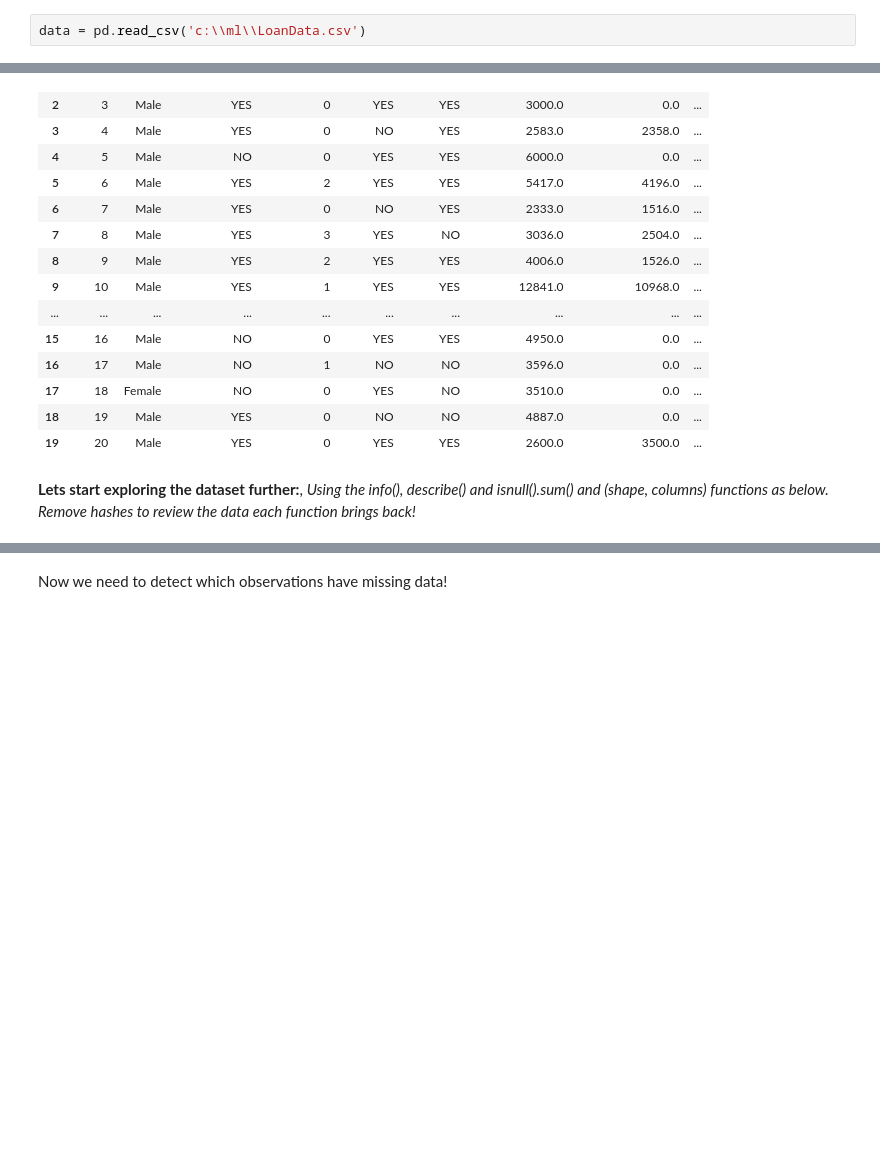
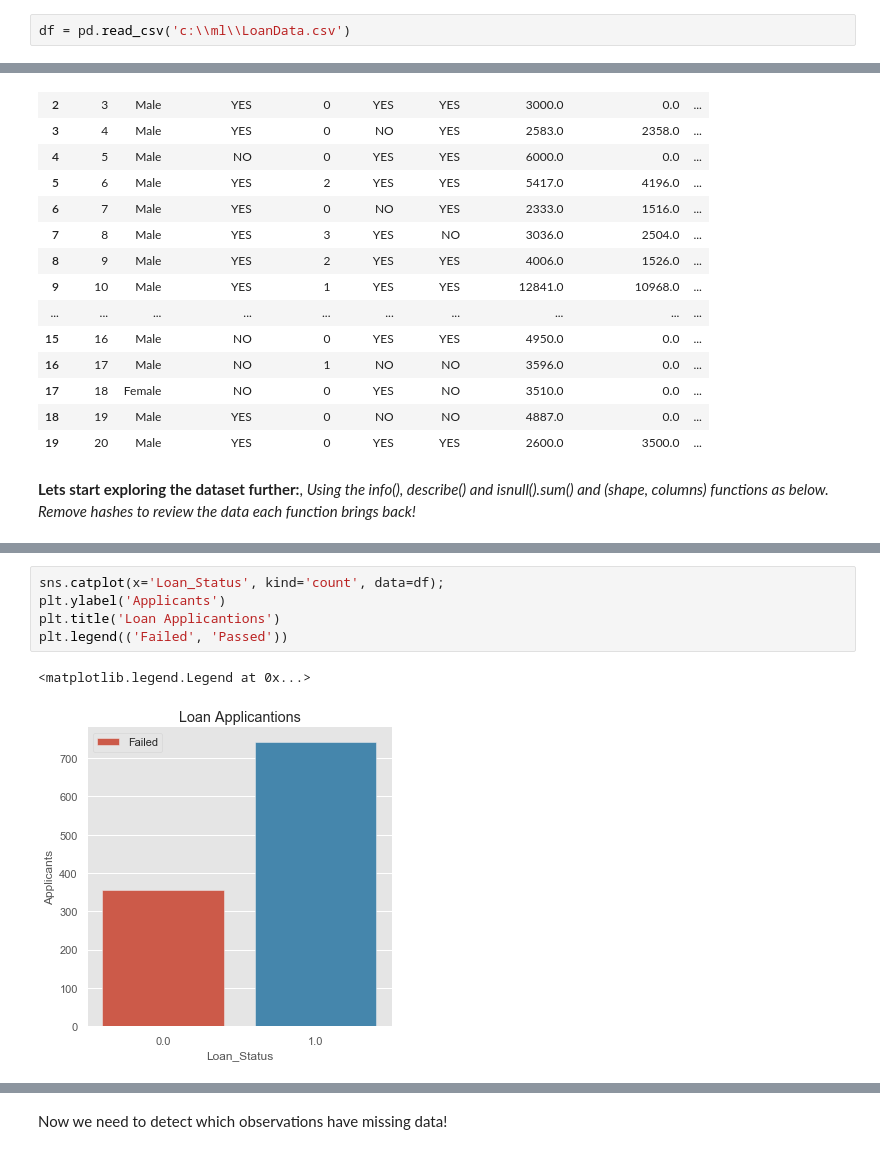
Before and after one commit to tullshaun/MachineLearning, a Jupyter notebook: 1. Loan Application Data Pre-processing.ipynb, the cells around one changed output, grey strips where cells are left out. Cells and saved outputs as stored; diff of their text form; blank space fills up the shorter version.

```diff
--- a/1. Loan Application Data Pre-processing.ipynb
+++ b/1. Loan Application Data Pre-processing.ipynb
@@ -56,7 +56,7 @@ plt.style.use('ggplot')
 2. *The dataset: LoanData.csv, is placed on the c: drive in a folder called ml.*
 3. *Run **pd.read_csv(name and location of file here)** to load a dataset*
 # %%
-data = pd.read_csv('c:\\ml\\LoanData.csv')
+df = pd.read_csv('c:\\ml\\LoanData.csv')
 # %% [markdown]
 ###  Exploratory Data Analysis
 *We will begin exploring the dataset to gain an understanding of the type, quantity, and distribution of data in our dataset. For this purpose, we will use Pandas' it has many built-in functions. Lets do an inital analysis and see what type of data in present in the top 20 observations(rows) using:* **head(20)**  *The default is the top 5 rows returned, adjust the number in brackets to return requied amount of observations(rows).*
@@ -158,0 +188,8 @@ This section will cover:
+# %%
+sns.catplot(x='Loan_Status', kind='count', data=df);
+plt.ylabel('Applicants')
+plt.title('Loan Applicantions')
+plt.legend(('Failed', 'Passed'))
+# %% [output]
+<matplotlib.legend.Legend at 0x...>
+[figure, added]
```
Also changed, not shown: parts of 44 cells of this notebook.
